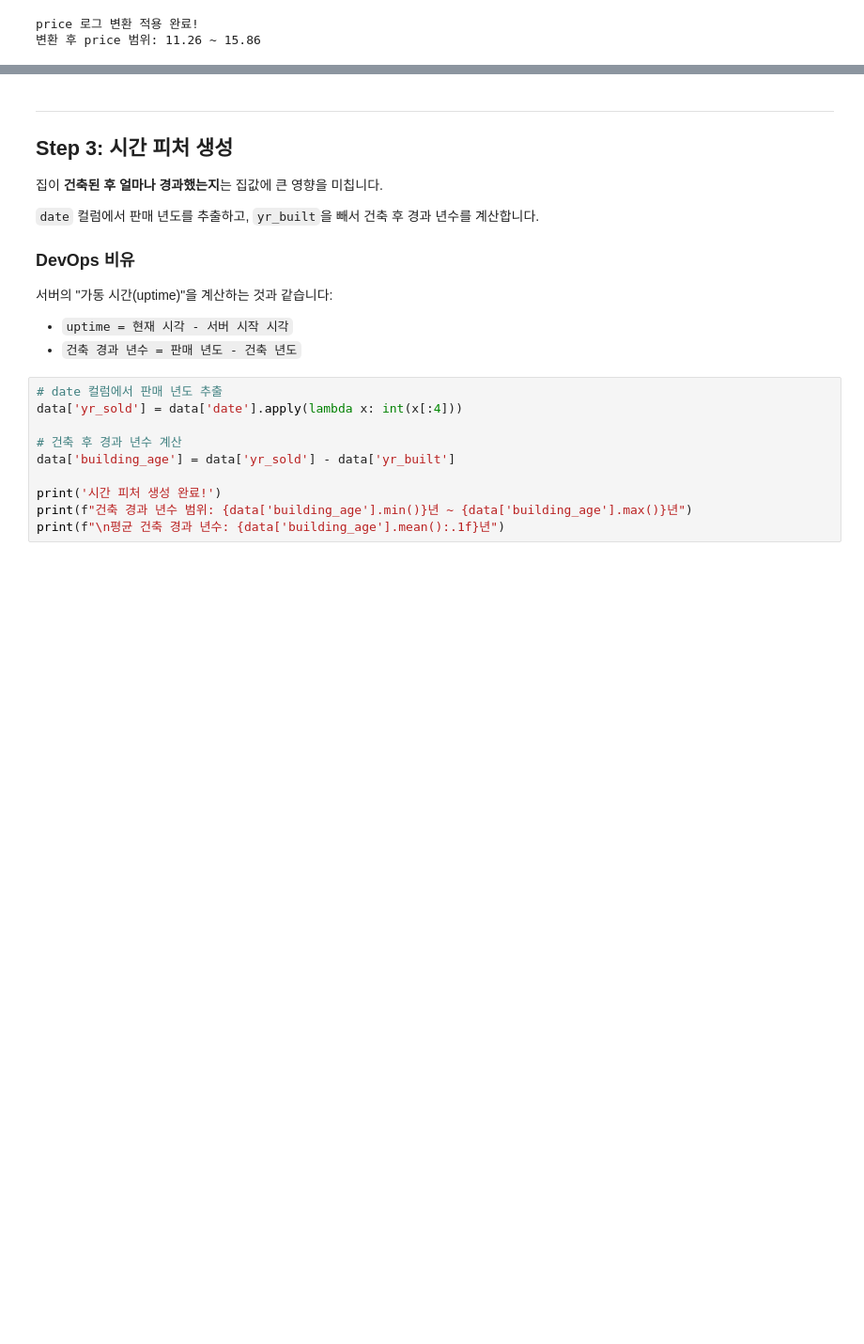
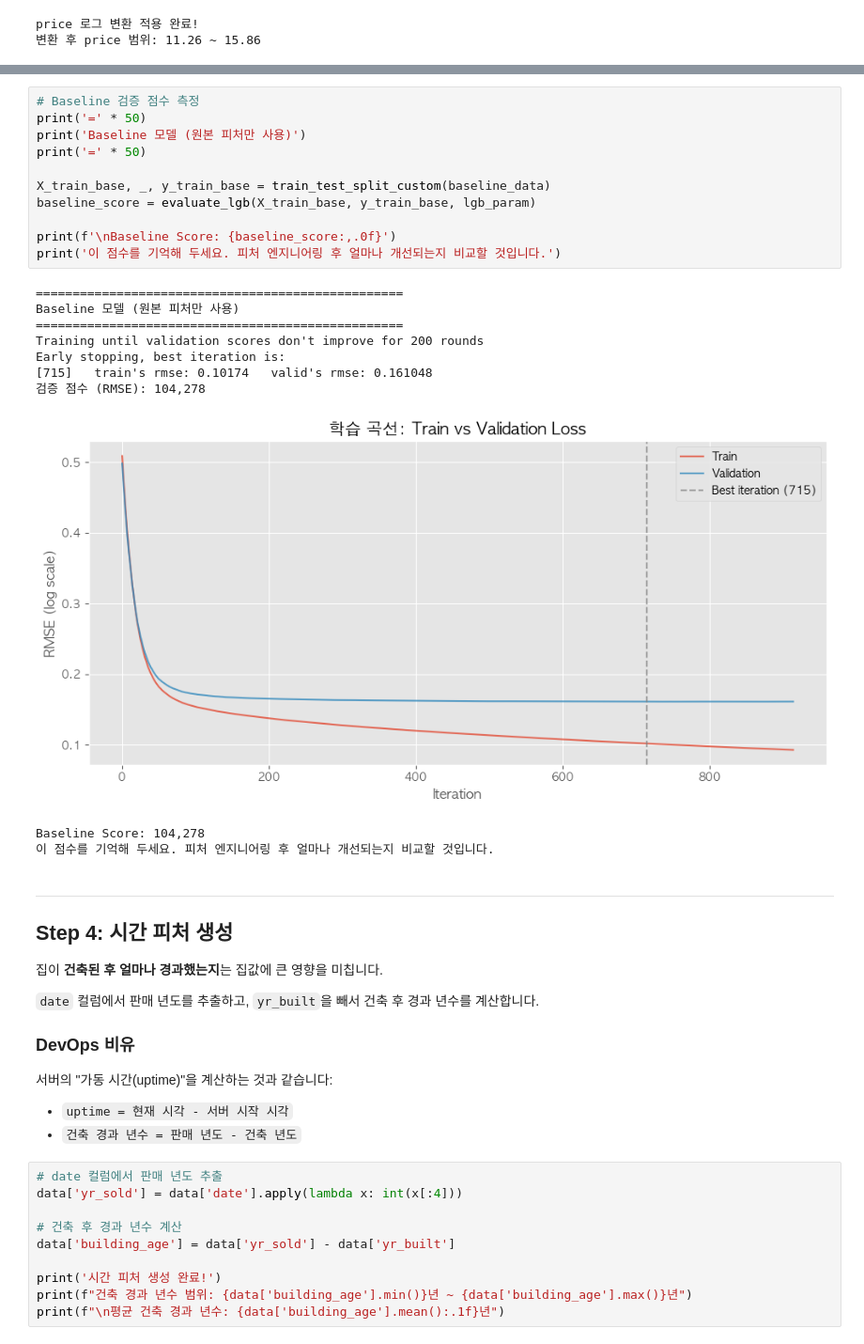
Before and after one commit to tmheo/2019-2nd-ML-month-with-KaKR-Solution, a Jupyter notebook: tutorial/02_modeling_and_feature_engineering.ipynb, the cells around one changed output, grey strips where cells are left out. Shown at 94% size. Cells and saved outputs as stored; diff of their text form; blank space fills up the shorter version.

```diff
--- a/tutorial/02_feature_engineering.ipynb
+++ b/tutorial/02_modeling_and_feature_engineering.ipynb
@@ -328,7 +771,29 @@ price 로그 변환 적용 완료!
+# %%
+# Baseline 검증 점수 측정
+print('=' * 50)
+print('Baseline 모델 (원본 피처만 사용)')
+print('=' * 50)
+
+X_train_base, _, y_train_base = train_test_split_custom(baseline_data)
+baseline_score = evaluate_lgb(X_train_base, y_train_base, lgb_param)
+
+print(f'\nBaseline Score: {baseline_score:,.0f}')
+print('이 점수를 기억해 두세요. 피처 엔지니어링 후 얼마나 개선되는지 비교할 것입니다.')
+# %% [output]
+==================================================
+Baseline 모델 (원본 피처만 사용)
+==================================================
+Training until validation scores don't improve for 200 rounds
+Early stopping, best iteration is:
+[715]   train's rmse: 0.10174   valid's rmse: 0.161048
+검증 점수 (RMSE): 104,278
+[figure, added]
+Baseline Score: 104,278
+이 점수를 기억해 두세요. 피처 엔지니어링 후 얼마나 개선되는지 비교할 것입니다.
 # %% [markdown]
 ---
 
-## Step 3: 시간 피처 생성
+## Step 4: 시간 피처 생성
 
 집이 **건축된 후 얼마나 경과했는지**는 집값에 큰 영향을 미칩니다.
 
```
Also changed, not shown: parts of 33 cells of this notebook, 2 other files.
